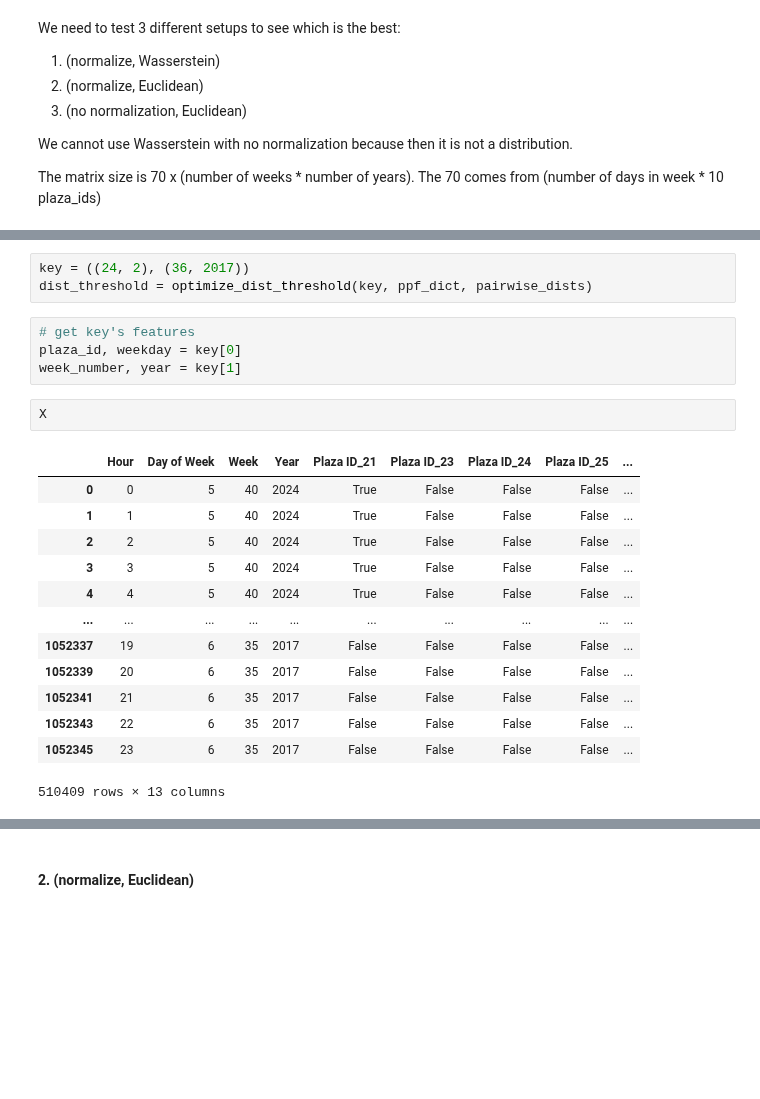
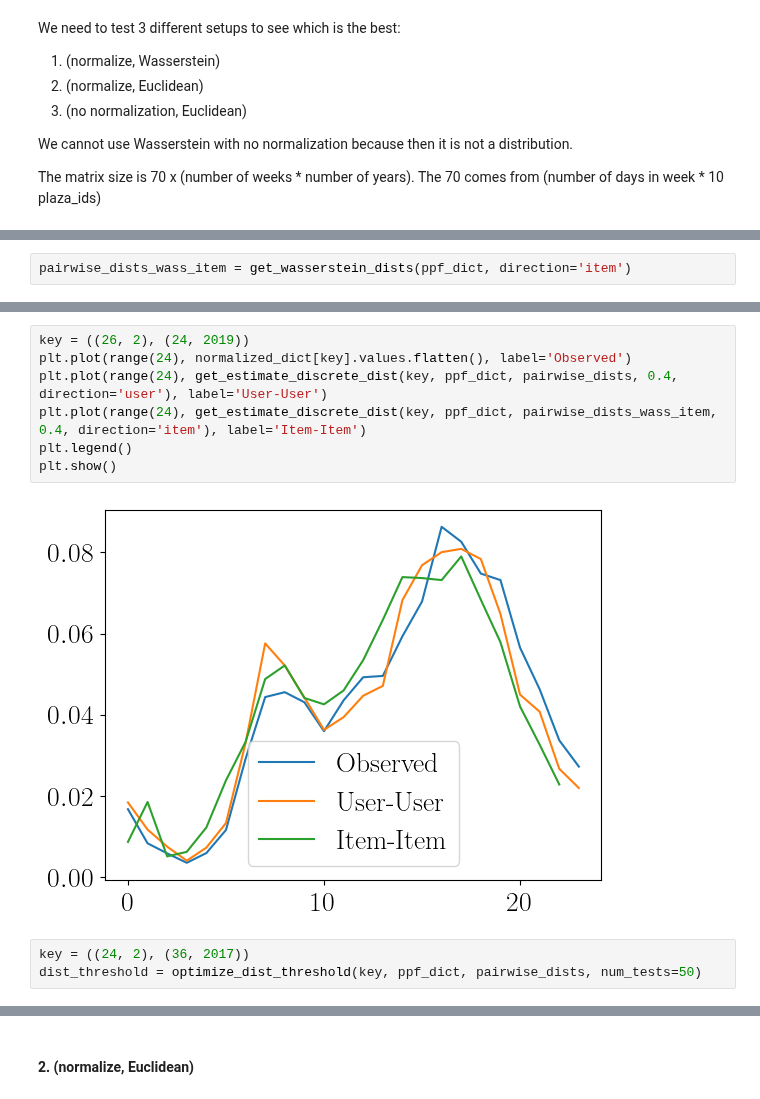
Before and after one commit to jacobf18/Dist-NN, a Jupyter notebook: mta_data.ipynb, the cells around one changed output, grey strips where cells are left out. Saved outputs shown, nothing was run; the diff lists cells and outputs as text; blank space fills up the shorter version.

```diff
--- a/mta_data.ipynb
+++ b/mta_data.ipynb
@@ -266,0 +320,2 @@ pairwise_dists = get_wasserstein_dists(ppf_dict)
+# %%
+pairwise_dists_wass_item = get_wasserstein_dists(ppf_dict, direction='item')
@@ -336,26 +413,15 @@ def optimize_dist_threshold(key, ppf_dict, dists, num_tests=10):
 
     best_eta = fmin(fn=obj, verbose = True, space=hp.uniform('eta', 0.0001, 10.0), algo=tpe.suggest, max_evals=50)
     return best_eta['eta']
+# %%
+key = ((26, 2), (24, 2019))
+plt.plot(range(24), normalized_dict[key].values.flatten(), label='Observed')
+plt.plot(range(24), get_estimate_discrete_dist(key, ppf_dict, pairwise_dists, 0.4, direction='user'), label='User-User')
+plt.plot(range(24), get_estimate_discrete_dist(key, ppf_dict, pairwise_dists_wass_item, 0.4, direction='item'), label='Item-Item')
+plt.legend()
+plt.show()
+# %% [output]
+[figure, added]
 # %%
 key = ((24, 2), (36, 2017))
-dist_threshold = optimize_dist_threshold(key, ppf_dict, pairwise_dists)
+dist_threshold = optimize_dist_threshold(key, ppf_dict, pairwise_dists, num_tests=50)
-# %%
-# get key's features
-plaza_id, weekday = key[0]
-week_number, year = key[1]
-# %%
-X
-# %% [output]
-|  | Hour | Day of Week | Week | Year | Plaza ID_21 | Plaza ID_23 | Plaza ID_24 | Plaza ID_25 | ... |
-| 0 | 0 | 5 | 40 | 2024 | True | False | False | False | ... |
-| 1 | 1 | 5 | 40 | 2024 | True | False | False | False | ... |
-| 2 | 2 | 5 | 40 | 2024 | True | False | False | False | ... |
-| 3 | 3 | 5 | 40 | 2024 | True | False | False | False | ... |
-| 4 | 4 | 5 | 40 | 2024 | True | False | False | False | ... |
-| ... | ... | ... | ... | ... | ... | ... | ... | ... | ... |
-| 1052337 | 19 | 6 | 35 | 2017 | False | False | False | False | ... |
-| 1052339 | 20 | 6 | 35 | 2017 | False | False | False | False | ... |
-| 1052341 | 21 | 6 | 35 | 2017 | False | False | False | False | ... |
-| 1052343 | 22 | 6 | 35 | 2017 | False | False | False | False | ... |
-| 1052345 | 23 | 6 | 35 | 2017 | False | False | False | False | ... |
-510409 rows × 13 columns
```
Also changed, not shown: parts of 28 cells of this notebook, 3 other files.
